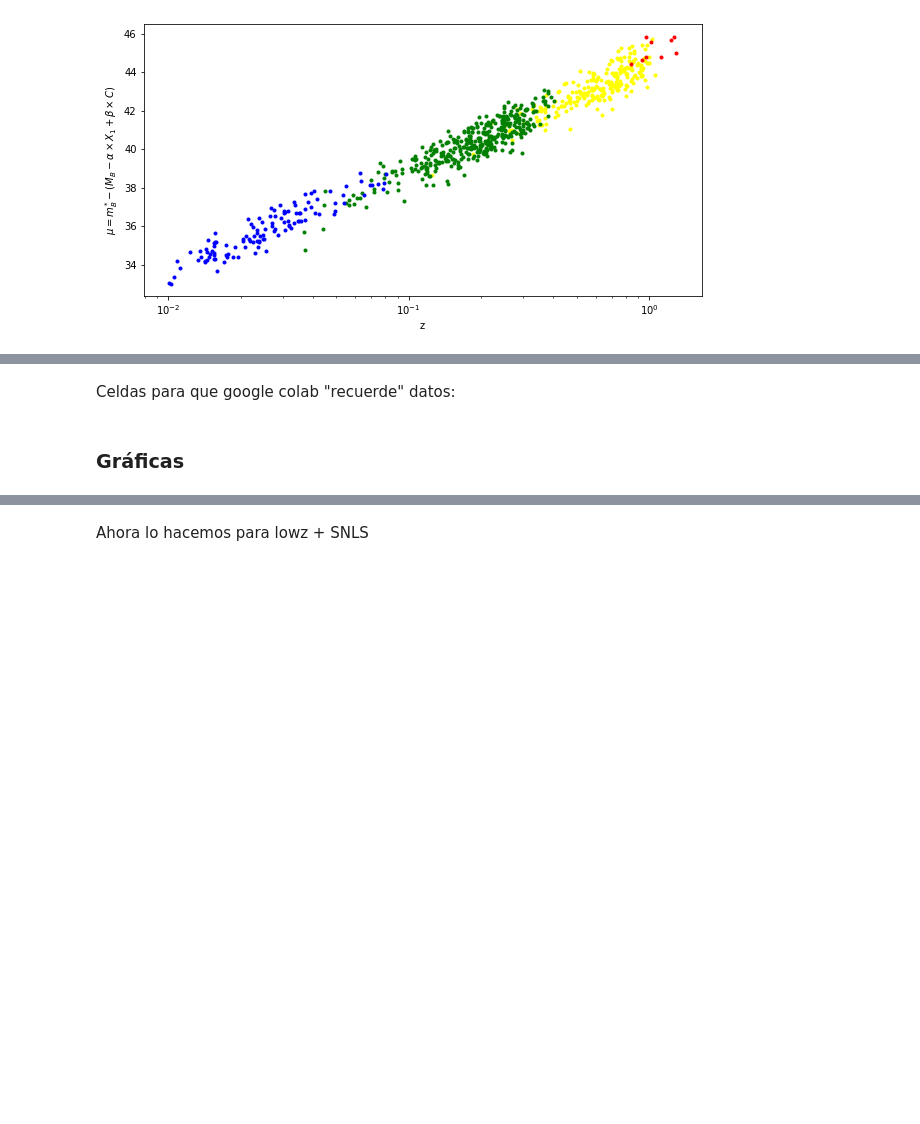
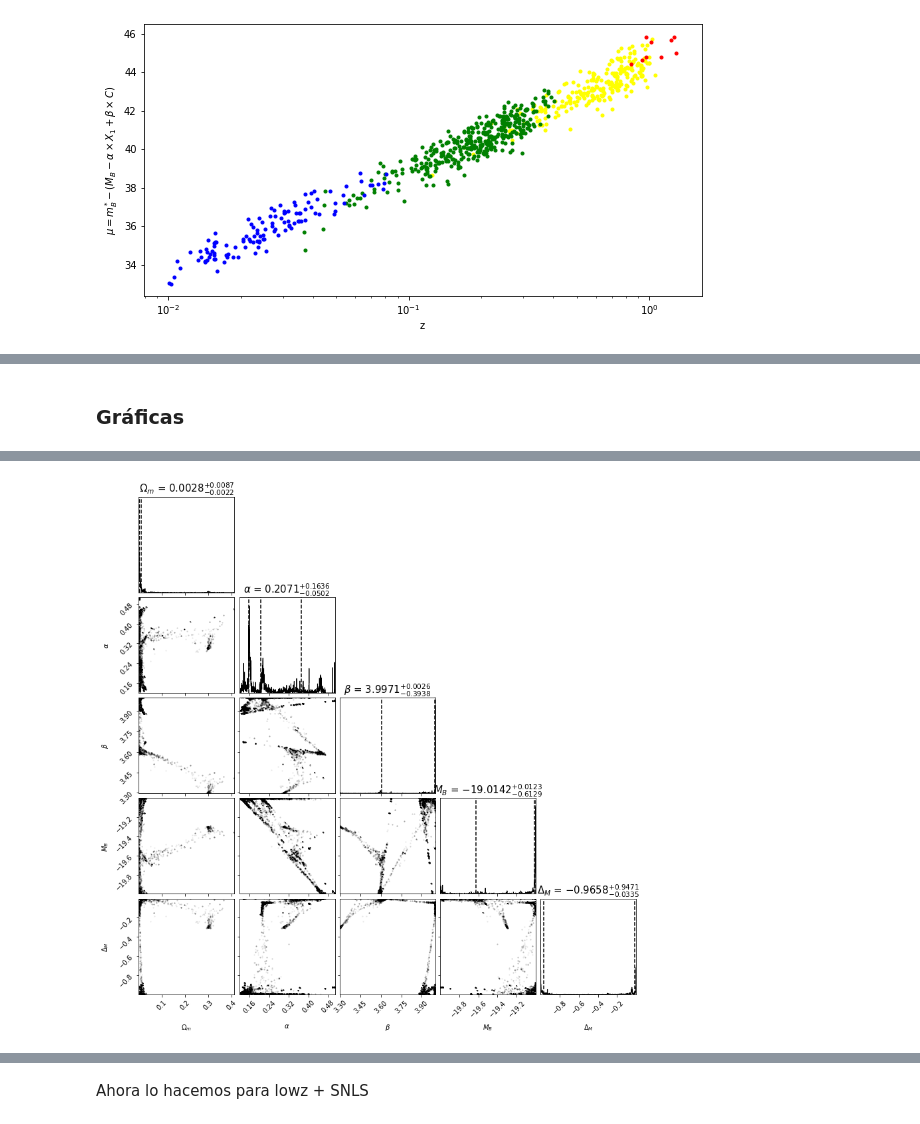
Before and after one commit to DCIDA2019/dcida2020ii-JoseDeJesusMV, a Jupyter notebook: Proyecto/Proyecto_final_SN.ipynb, the cells around one changed output, grey strips where cells are left out. Cells and saved outputs as stored; diff of their text form; code cells hidden in the pictures; blank space fills up the shorter version.

```diff
--- a/Proyecto/Proyecto_final_SN.ipynb
+++ b/Proyecto/Proyecto_final_SN.ipynb
@@ -348,5 +349,3 @@ nwalkers2, ndim2 = pos_i2.shape
 
 sampler2 = emcee.EnsembleSampler(nwalkers2, ndim2, Log_probability)
 sampler2.run_mcmc(pos_i2, 1200, progress=True);
-# %% [markdown]
-Celdas para que google colab "recuerde" datos:
@@ -406,12 +356,13 @@ for i in range(740):
 flat_samples = sampler2.get_chain(discard=1, thin=1, flat=True)    #flat=True
 fig = corner.corner(
     flat_samples,
-    bins = 50,
+    bins = 200,
     hist_bin_factor = 5,
     labels=[r"$\Omega_m$", r"$\alpha$", r"$\beta$", r"$M_{B}$", r"$\Delta_M$"],
     quantiles = [0.16, 0.5, 0.84],
     title_fmt = '.4f',
-    show_titles = True, title_kwargs={"fontsize": 12}
+    show_titles = True, title_kwargs={"fontsize": 15}
 
 
 );
+# %% [output]
@@ -418,3 +370,4 @@ fig = corner.corner(
+[figure, added]
 # %%
 from IPython.display import display, Math
 labels = [r"\Omega_m", r"\alpha",r"\beta",r"M_{B}",r"\Delta_M"]
```
Also changed, not shown: parts of 10 cells of this notebook.
